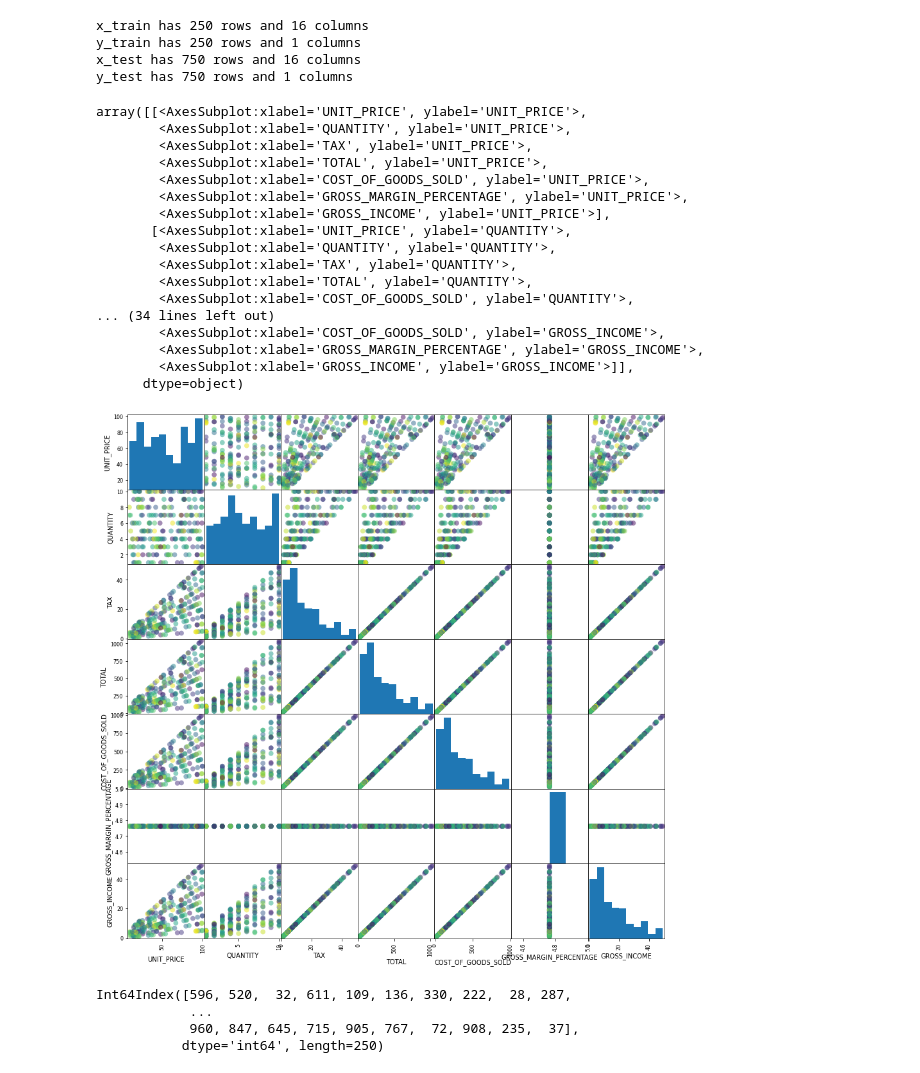
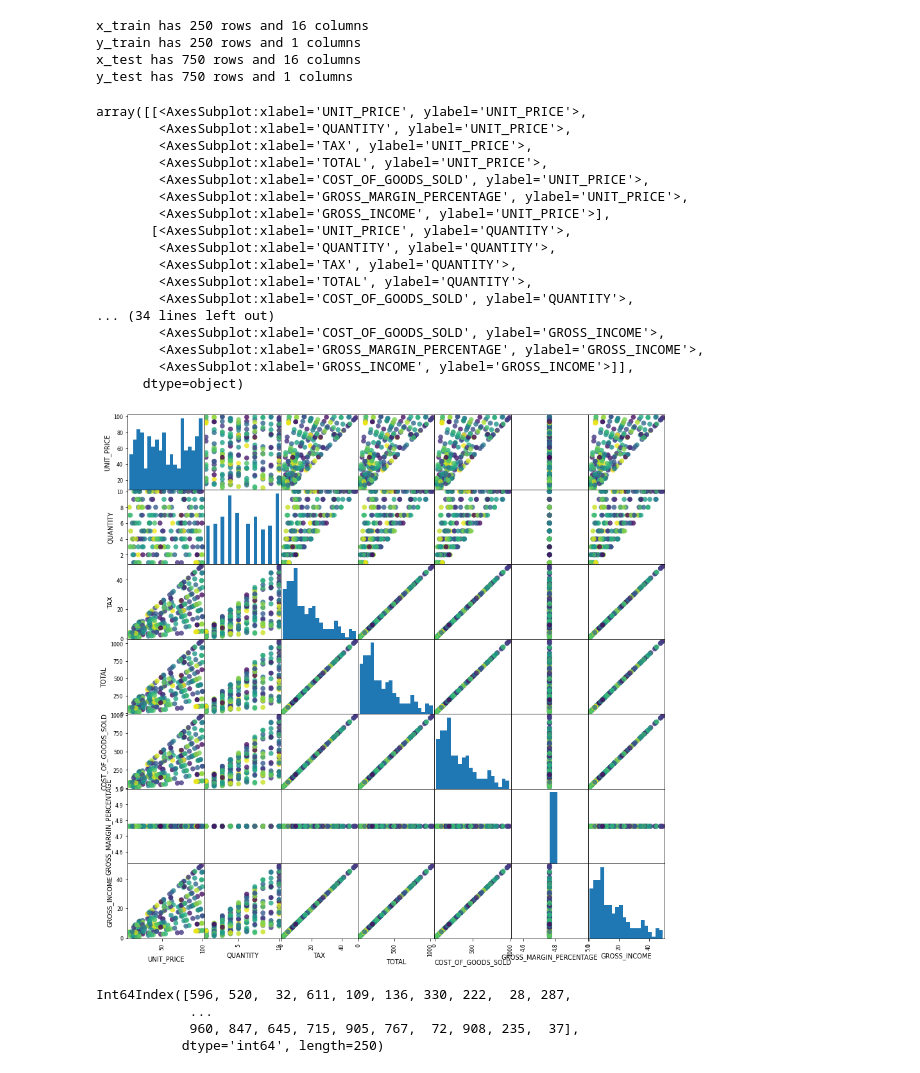
Before and after one commit to mconwa02/gcp_prep, a Jupyter notebook: EDA_notebook.ipynb, the cells around one changed output. Drawn from its saved outputs; the diff is of its cells as text; code cells hidden in the pictures.

```diff
--- a/EDA_notebook.ipynb
+++ b/EDA_notebook.ipynb
@@ -65,26 +65,27 @@ y_train has 250 rows and 1 columns
 x_test has 750 rows and 16 columns
 y_test has 750 rows and 1 columns
 # %%
-pd.plotting.scatter_matrix(x_train, c=y_train, figsize=(15, 15), marker='o', s=60)
+data = pd.DataFrame(x_train, columns=FEATURES)
+pd.plotting.scatter_matrix(data, c=y_train, figsize=(15, 15), marker='o', s=60, hist_kwds={'bins': 20}, alpha=.8)
 # %% [output]
 array([[<AxesSubplot:xlabel='UNIT_PRICE', ylabel='UNIT_PRICE'>,
         <AxesSubplot:xlabel='QUANTITY', ylabel='UNIT_PRICE'>,
         <AxesSubplot:xlabel='TAX', ylabel='UNIT_PRICE'>,
         <AxesSubplot:xlabel='TOTAL', ylabel='UNIT_PRICE'>,
         <AxesSubplot:xlabel='COST_OF_GOODS_SOLD', ylabel='UNIT_PRICE'>,
         <AxesSubplot:xlabel='GROSS_MARGIN_PERCENTAGE', ylabel='UNIT_PRICE'>,
         <AxesSubplot:xlabel='GROSS_INCOME', ylabel='UNIT_PRICE'>],
        [<AxesSubplot:xlabel='UNIT_PRICE', ylabel='QUANTITY'>,
         <AxesSubplot:xlabel='QUANTITY', ylabel='QUANTITY'>,
         <AxesSubplot:xlabel='TAX', ylabel='QUANTITY'>,
         <AxesSubplot:xlabel='TOTAL', ylabel='QUANTITY'>,
         <AxesSubplot:xlabel='COST_OF_GOODS_SOLD', ylabel='QUANTITY'>,
 ... (34 lines left out)
         <AxesSubplot:xlabel='COST_OF_GOODS_SOLD', ylabel='GROSS_INCOME'>,
         <AxesSubplot:xlabel='GROSS_MARGIN_PERCENTAGE', ylabel='GROSS_INCOME'>,
         <AxesSubplot:xlabel='GROSS_INCOME', ylabel='GROSS_INCOME'>]],
       dtype=object)
-[figure, old version]
+[figure, new version]
 # %%
 knn = KNeighborsRegressor(n_neighbors=1)
 # %%
```
Also changed, not shown: parts of 1 cell of this notebook.
